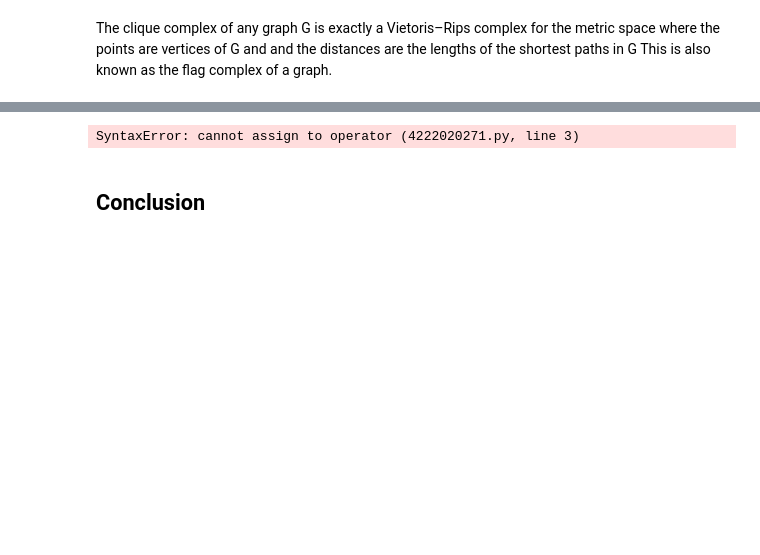
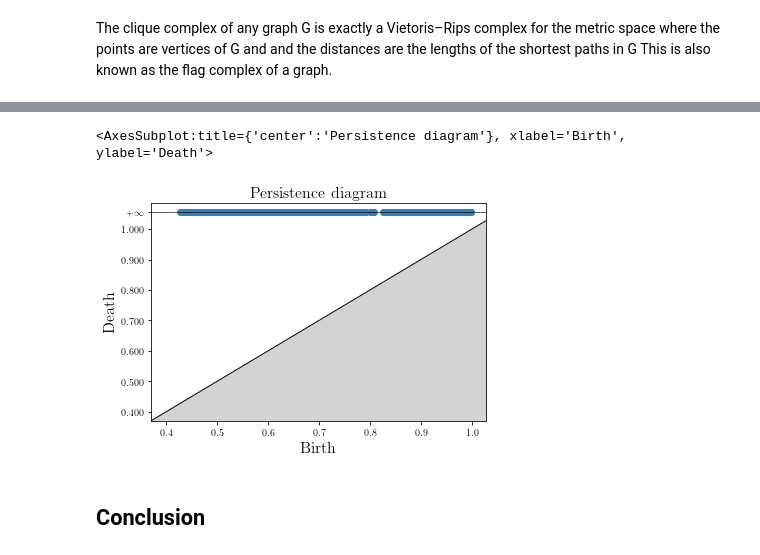
Before and after one commit to ben300694/jupyter-TDA, a Jupyter notebook: persistent_homology_15_min_intro.ipynb, the cells around one changed output, grey strips where cells are left out. Saved outputs shown, nothing was run; the diff lists cells and outputs as text; code cells hidden in the pictures; blank space fills up the shorter version.

Commit message:
Imported facebook graph example

```diff
--- a/persistent_homology_15_min_intro.ipynb
+++ b/persistent_homology_15_min_intro.ipynb
@@ -182,15 +184,16 @@ path_to_fb_pages_food_csv = '/home/ben/git-source/jupyter-TDA/datasets/fb-pages-
 
 fb_pages_food_st = simplex_graph_from_csv(path_to_fb_pages_food_csv)
 
-for simplex in fb-pages-food_st.get_filtration():
-    print(simplex)
+#for simplex in fb_pages_food_st.get_filtration():
+#    print(simplex)
-# %% [output]
-SyntaxError: cannot assign to operator (4222020271.py, line 3)
 # %%
-toy_bar = toy_st.persistence(min_persistence=-1.0, persistence_dim_max=True)
-print(toy_bar)
+fb_pages_food_bar = fb_pages_food_st.persistence(min_persistence=0.0, persistence_dim_max=True)
+#print(fb_pages_food_bar)
 
-gudhi.plot_persistence_diagram(toy_bar)
+gudhi.plot_persistence_diagram(fb_pages_food_bar)
+# %% [output]
+<AxesSubplot:title={'center':'Persistence diagram'}, xlabel='Birth', ylabel='Death'>
+[figure, added]
 # %% [markdown]
 ## Conclusion
 # %%
```
Also changed, not shown: parts of 5 cells of this notebook, 1 other file.
